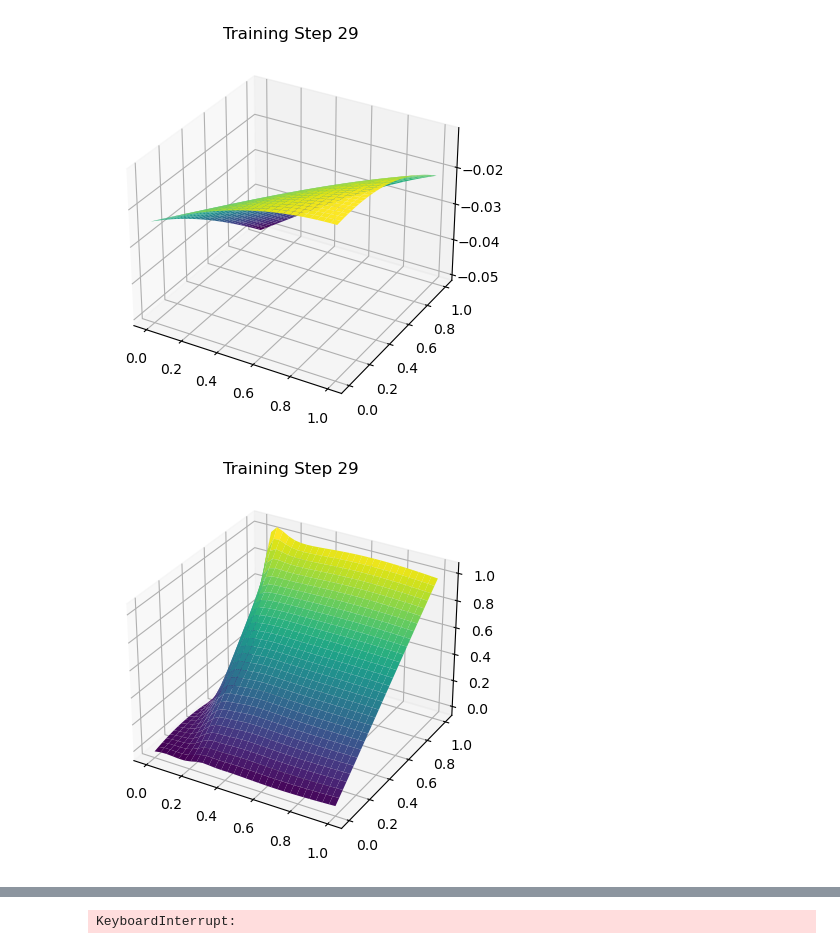
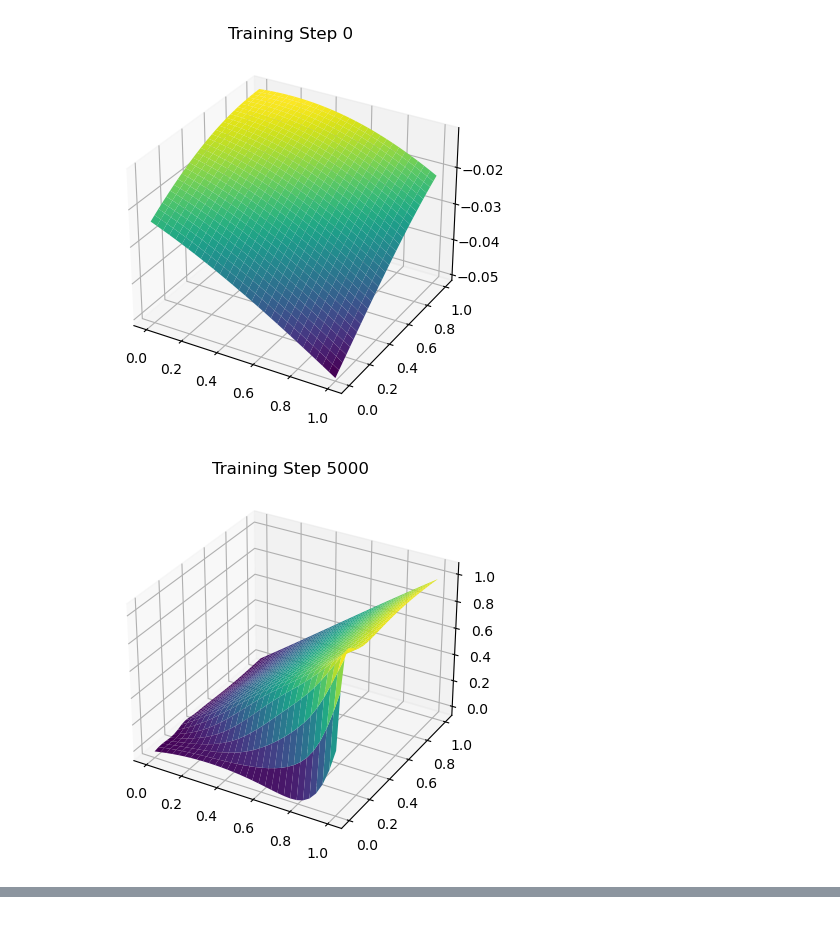
Before and after one commit to merdern/FYP, a Jupyter notebook: ConcPINN.ipynb, the cells around one changed output, grey strips where cells are left out. Saved outputs shown, nothing was run; the diff lists cells and outputs as text; code cells hidden in the pictures.

```diff
--- a/ConcPINN.ipynb
+++ b/ConcPINN.ipynb
@@ -7,7 +7,7 @@ from mpl_toolkits.mplot3d import Axes3D
 import pandas as pd
 
 device = torch.device("cuda" if torch.cuda.is_available() else "cpu")
-device = "cpu"
+device = "cuda"
 # %%
 class Network(nn.Module):
 
@@ -76,7 +76,7 @@ lambda2 = 1e-2
 optimiser = torch.optim.Adam(pinn.parameters(), lr = lr)
 
 
-for i in range(epochs):
+for e in range(epochs):
 
   optimiser.zero_grad()
 
@@ -139,38 +139,38 @@ for i in range(epochs):
   dcdt_tensor = torch.cat(dcdts, dim = 1)
   loss_phys = torch.mean((D*d2cdx2_tensor - dcdt_tensor)**2)
 
   loss = lambda1 * (x0_loss + x1_loss + t_loss) + lambda2 * loss_phys
 
   loss.backward()
   optimiser.step()
 
-  if i % 5000 == 0:
+  if e % 5000 == 0:
 
-    X = torch.linspace(0, 1, 30)
-    T = torch.linspace(0, 1, 30)
+    X = torch.linspace(0, 1, 30).to(device)
+    T = torch.linspace(0, 1, 30).to(device)
     cs = np.zeros((30, 30))
 
     for i, x in enumerate(X):
         x = x.unsqueeze(0)
         x = x.unsqueeze(1)
         for j, t in enumerate(T):
             t = t.unsqueeze(0)
             t = t.unsqueeze(1)
 
             c = pinn(x, t)
             cs[i, j] = c
 
 
-    X, T = np.meshgrid(X.numpy(), T.numpy())
+    X, T = np.meshgrid(X.cpu().numpy(), T.cpu().numpy())
 
     fig = plt.figure()
     ax = fig.add_subplot(111, projection='3d')
 
     # Plot the surface
-    ax.plot_surface(X, T, cs, cmap='viridis')
+    ax.plot_surface(T, X, cs, cmap='viridis')
 
-    plt.title(f"Training Step {i}")
+    plt.title(f"Training Step {e}")
     plt.show()
 # %% [output]
-[figure, old version]
+[figure, new version]
-[figure, old version]
+[figure, new version]
@@ -178 +177,0 @@ for i in range(epochs):
-KeyboardInterrupt:
```
Also changed, not shown: parts of 2 cells of this notebook.
